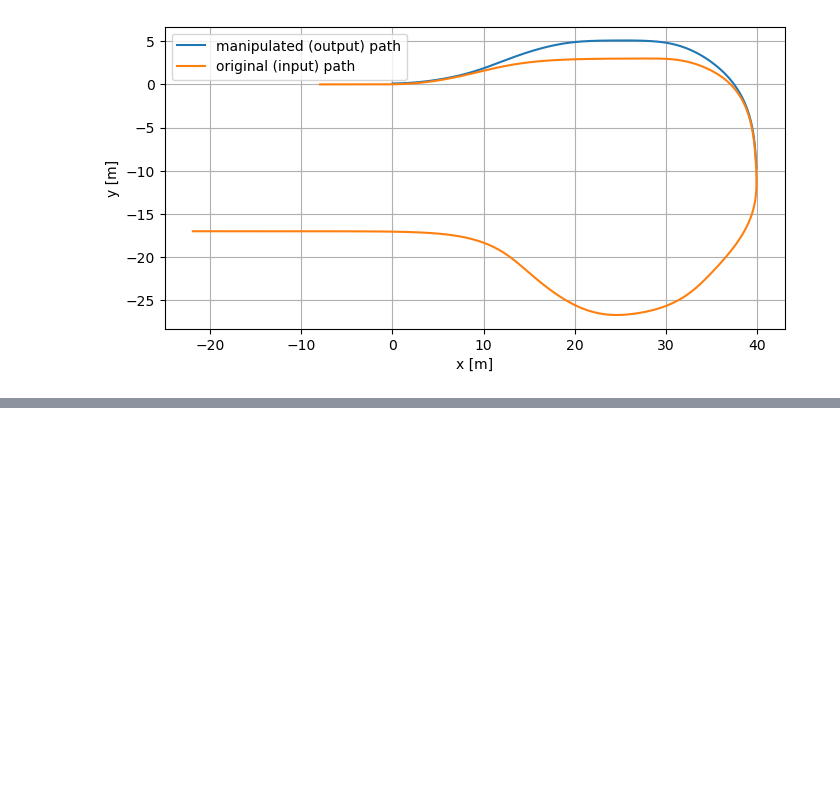
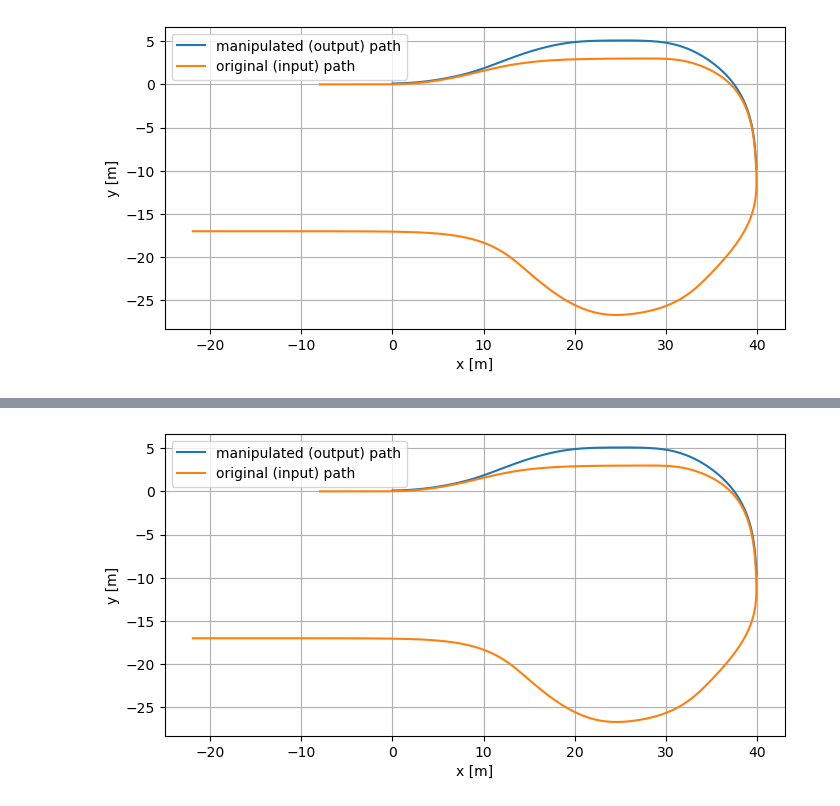
Before and after one commit to christianausb/vehicleControl, a Jupyter notebook: lateral_path_transformation.ipynb, the cells around one changed output, grey strips where cells are left out. Cells and saved outputs as stored; diff of their text form; code cells hidden in the pictures; blank space fills up the shorter version.

Commit message:
user-defined lateral controllers

```diff
--- a/lateral_path_transformation.ipynb
+++ b/lateral_path_transformation.ipynb
@@ -141,0 +180,2 @@ plt.show()
+# %%
+path_transform_custom = pt.LateralPathTransformer(wheelbase=3.0, par={'lateral_controller' : lateral_controller, 'lateral_controller_par' : par })
@@ -141,0 +190,14 @@ plt.show()
+# %%
+lateral_profile = generate_one_dimensional_motion(Ts, T_phase1=1, T_phase2=3, T_phase3=1, T_phase4=3, T_phase5=2)
+output_path = path_transform_custom.run_lateral_path_transformer( path_generator, lateral_profile )
+
+plt.figure(figsize=(8,4), dpi=100)
+plt.plot( output_path['X'], output_path['Y']+0.1 )
+plt.plot( track_data['X'], track_data['Y'] )
+plt.legend(['manipulated (output) path', 'original (input) path'])
+plt.grid()
+plt.xlabel('x [m]')
+plt.ylabel('y [m]')
+plt.show()
+# %% [output]
+[figure, added]
```
Also changed, not shown: parts of 3 cells of this notebook, 2 other files.
